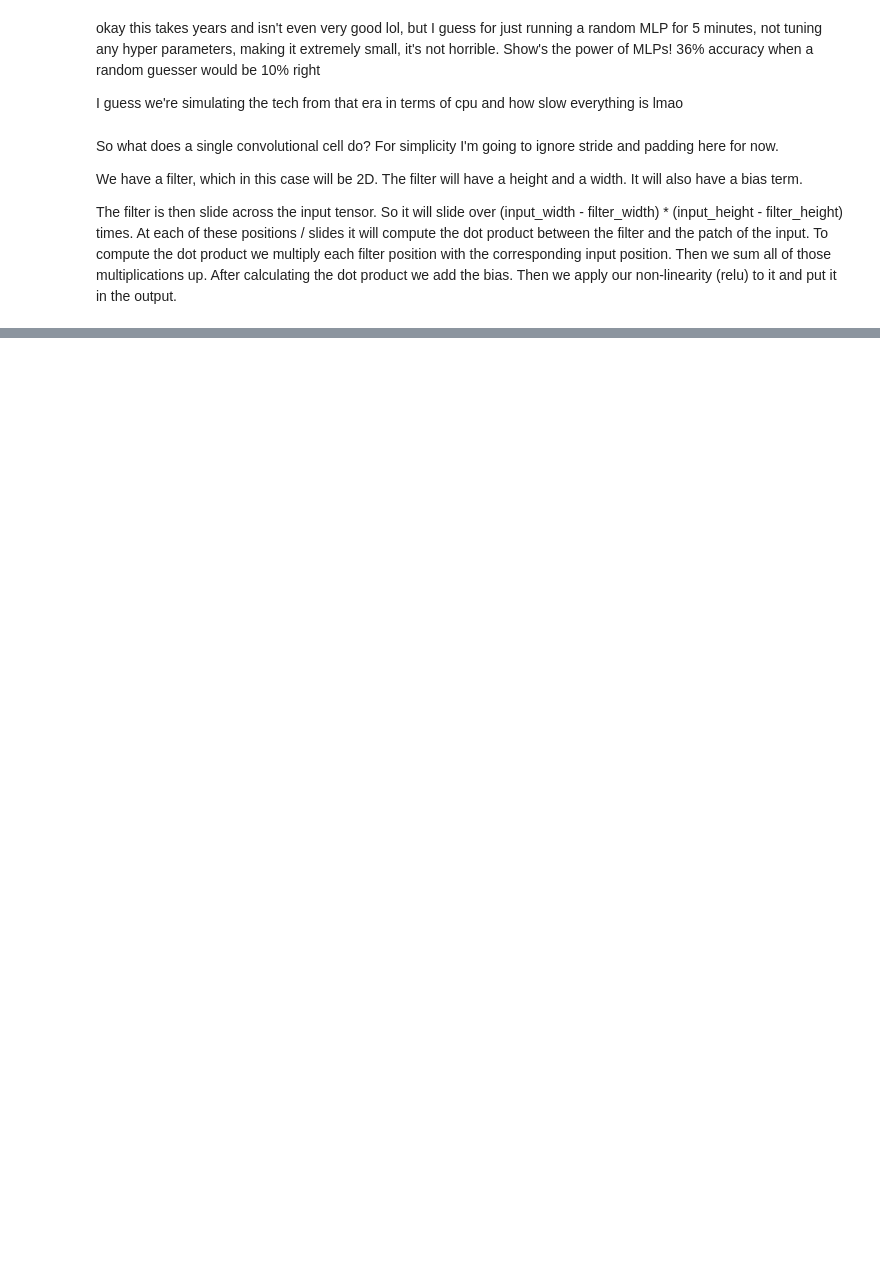
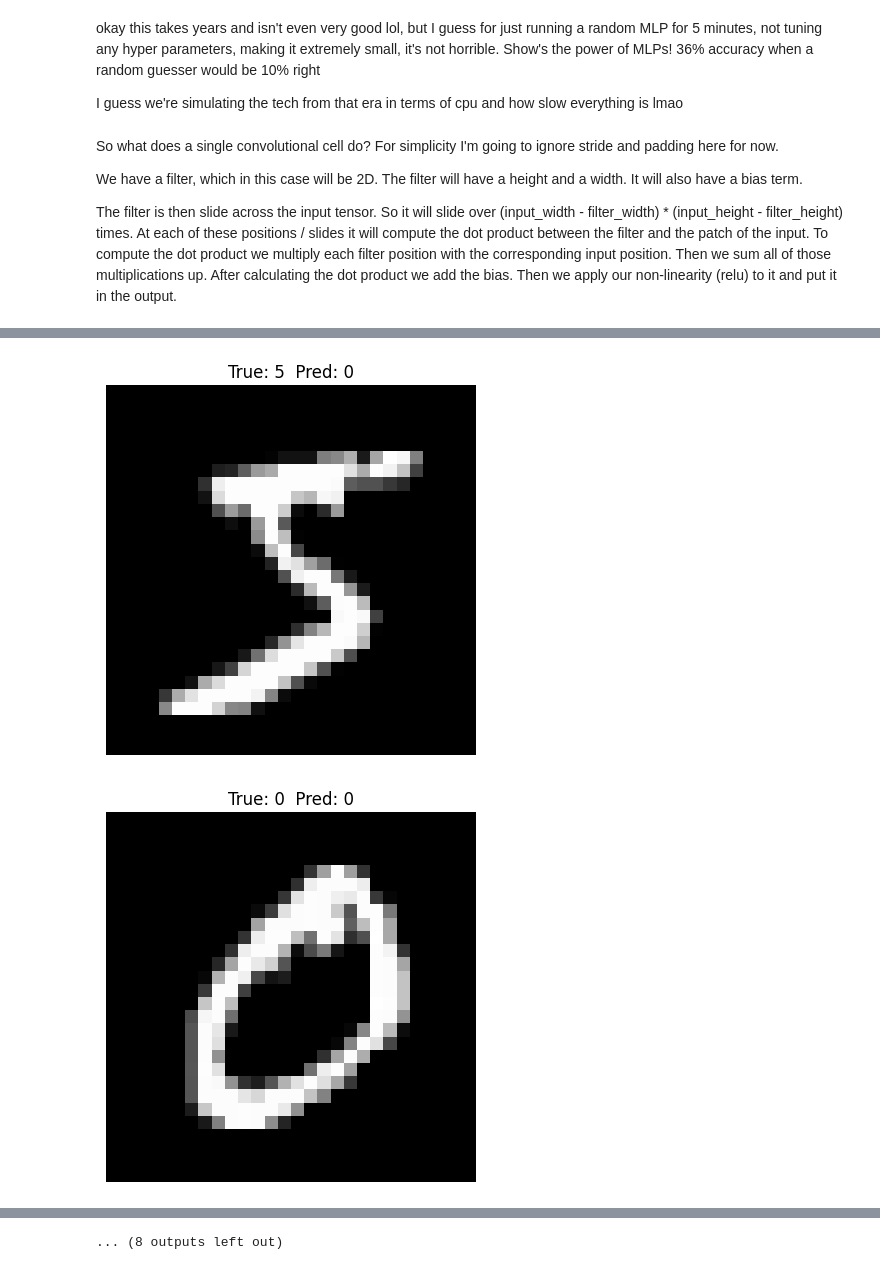
Before and after one commit to julianh65/ML_Learning, a Jupyter notebook: 02-lenet-training-fixes-and-optimizations/lenet.ipynb, the cells around one changed output, grey strips where cells are left out. Saved outputs shown, nothing was run; the diff lists cells and outputs as text; code cells hidden in the pictures; blank space fills up the shorter version.

```diff
--- a/02-lenet-training-fixes-and-optimizations/lenet.ipynb
+++ b/02-lenet-training-fixes-and-optimizations/lenet.ipynb
@@ -85,8 +85,10 @@ class Value:
         self.prev = set(_children)
         self._op = _op
 
-    def __add__(self, other: Union["Value", Number]):
+    def __add__(self, other):
+        other = other if isinstance(other, Value) else Value(other)
         out = Value(self.data + other.data, (self, other), '+')
+
         def _backward():
             self.grad += out.grad
             other.grad += out.grad
@@ -574,0 +768,10 @@ class Average_Pooling_Layer(Module):
+# %%
+# test it on 10 examples
+test_number = 20
+
+for i in range(test_number):
+    forward_label = lenet(x[i])
+    show_mnist_example(x[i], pred_label=pick_label(forward_label), true_label=y[i])
+# %% [output]
+[figure, added]
+[figure, added]
@@ -574,0 +788 @@ class Average_Pooling_Layer(Module):
+... (8 outputs left out)
```
Also changed, not shown: parts of 17 cells of this notebook, 2 other files.
